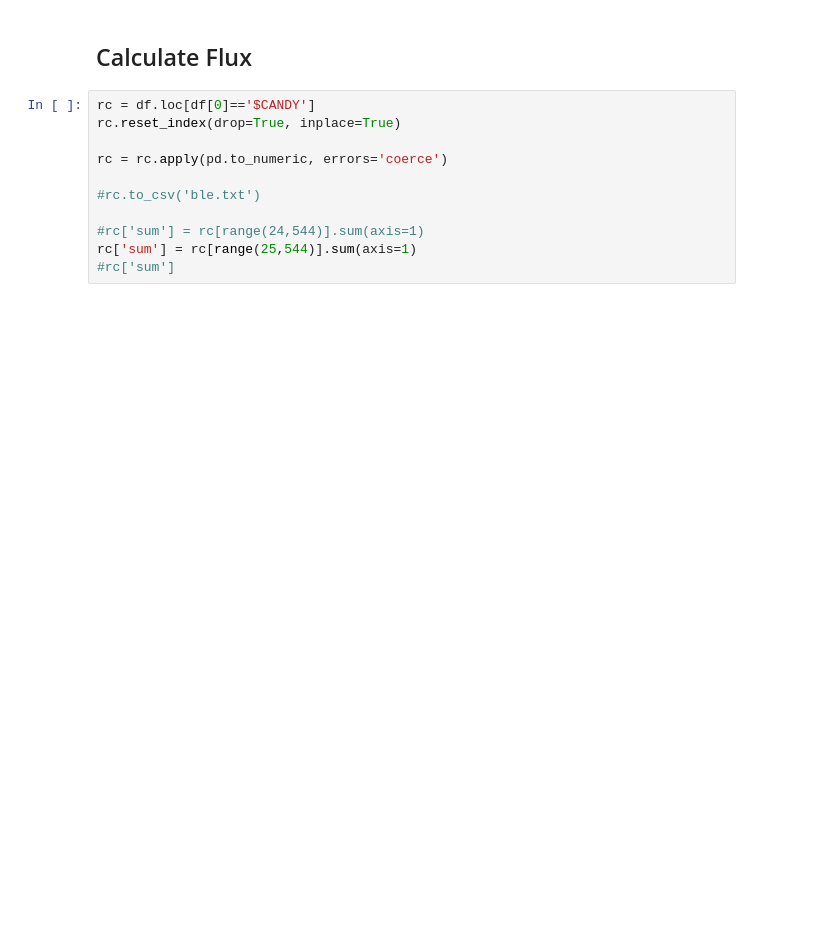
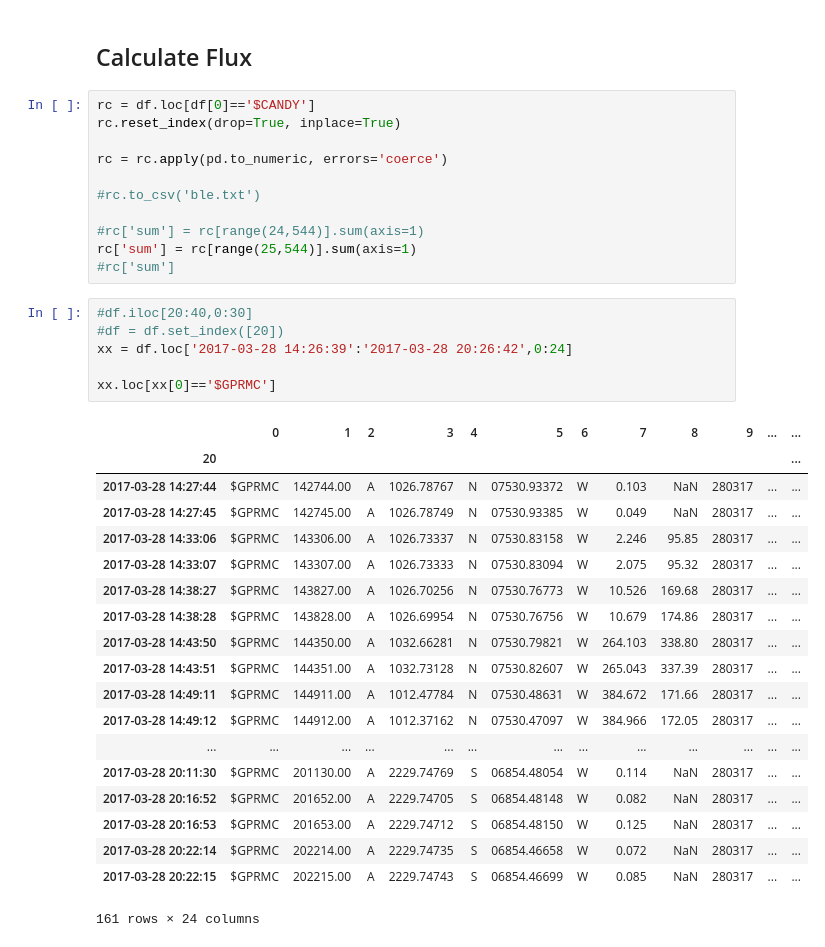
Before and after one commit to ODZ-UJF-AV-CR/AIRDOS-parser, a Jupyter notebook: AIRDOS_parser.ipynb, the cells around one changed output. Saved outputs shown, nothing was run; the diff lists cells and outputs as text; blank space fills up the shorter version.

```diff
--- a/AIRDOS_parser.ipynb
+++ b/AIRDOS_parser.ipynb
@@ -245,3 +286,29 @@ rc = rc.apply(pd.to_numeric, errors='coerce')
 #rc['sum'] = rc[range(24,544)].sum(axis=1)
 rc['sum'] = rc[range(25,544)].sum(axis=1)
 #rc['sum']
+# %%
+#df.iloc[20:40,0:30]
+#df = df.set_index([20])
+xx = df.loc['2017-03-28 14:26:39':'2017-03-28 20:26:42',0:24]
+
+xx.loc[xx[0]=='$GPRMC']
+# %% [output]
+|  | 0 | 1 | 2 | 3 | 4 | 5 | 6 | 7 | 8 | 9 | ... | ... |
+| 20 |  |  |  |  |  |  |  |  |  |  |  | ... |
+| 2017-03-28 14:27:44 | $GPRMC | 142744.00 | A | 1026.78767 | N | 07530.93372 | W | 0.103 | NaN | 280317 | ... | ... |
+| 2017-03-28 14:27:45 | $GPRMC | 142745.00 | A | 1026.78749 | N | 07530.93385 | W | 0.049 | NaN | 280317 | ... | ... |
+| 2017-03-28 14:33:06 | $GPRMC | 143306.00 | A | 1026.73337 | N | 07530.83158 | W | 2.246 | 95.85 | 280317 | ... | ... |
+| 2017-03-28 14:33:07 | $GPRMC | 143307.00 | A | 1026.73333 | N | 07530.83094 | W | 2.075 | 95.32 | 280317 | ... | ... |
+| 2017-03-28 14:38:27 | $GPRMC | 143827.00 | A | 1026.70256 | N | 07530.76773 | W | 10.526 | 169.68 | 280317 | ... | ... |
+| 2017-03-28 14:38:28 | $GPRMC | 143828.00 | A | 1026.69954 | N | 07530.76756 | W | 10.679 | 174.86 | 280317 | ... | ... |
+| 2017-03-28 14:43:50 | $GPRMC | 144350.00 | A | 1032.66281 | N | 07530.79821 | W | 264.103 | 338.80 | 280317 | ... | ... |
+| 2017-03-28 14:43:51 | $GPRMC | 144351.00 | A | 1032.73128 | N | 07530.82607 | W | 265.043 | 337.39 | 280317 | ... | ... |
+| 2017-03-28 14:49:11 | $GPRMC | 144911.00 | A | 1012.47784 | N | 07530.48631 | W | 384.672 | 171.66 | 280317 | ... | ... |
+| 2017-03-28 14:49:12 | $GPRMC | 144912.00 | A | 1012.37162 | N | 07530.47097 | W | 384.966 | 172.05 | 280317 | ... | ... |
+| ... | ... | ... | ... | ... | ... | ... | ... | ... | ... | ... | ... | ... |
+| 2017-03-28 20:11:30 | $GPRMC | 201130.00 | A | 2229.74769 | S | 06854.48054 | W | 0.114 | NaN | 280317 | ... | ... |
+| 2017-03-28 20:16:52 | $GPRMC | 201652.00 | A | 2229.74705 | S | 06854.48148 | W | 0.082 | NaN | 280317 | ... | ... |
+| 2017-03-28 20:16:53 | $GPRMC | 201653.00 | A | 2229.74712 | S | 06854.48150 | W | 0.125 | NaN | 280317 | ... | ... |
+| 2017-03-28 20:22:14 | $GPRMC | 202214.00 | A | 2229.74735 | S | 06854.46658 | W | 0.072 | NaN | 280317 | ... | ... |
+| 2017-03-28 20:22:15 | $GPRMC | 202215.00 | A | 2229.74743 | S | 06854.46699 | W | 0.085 | NaN | 280317 | ... | ... |
+161 rows × 24 columns
```
Also changed, not shown: parts of 7 cells of this notebook.
